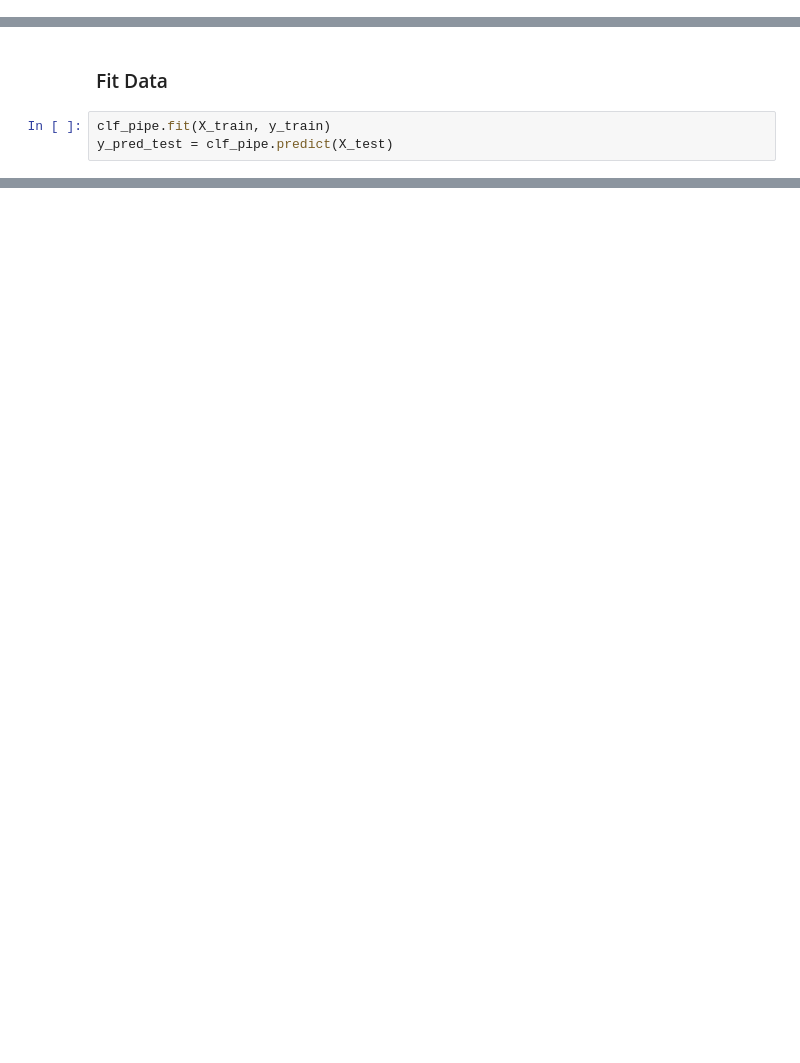
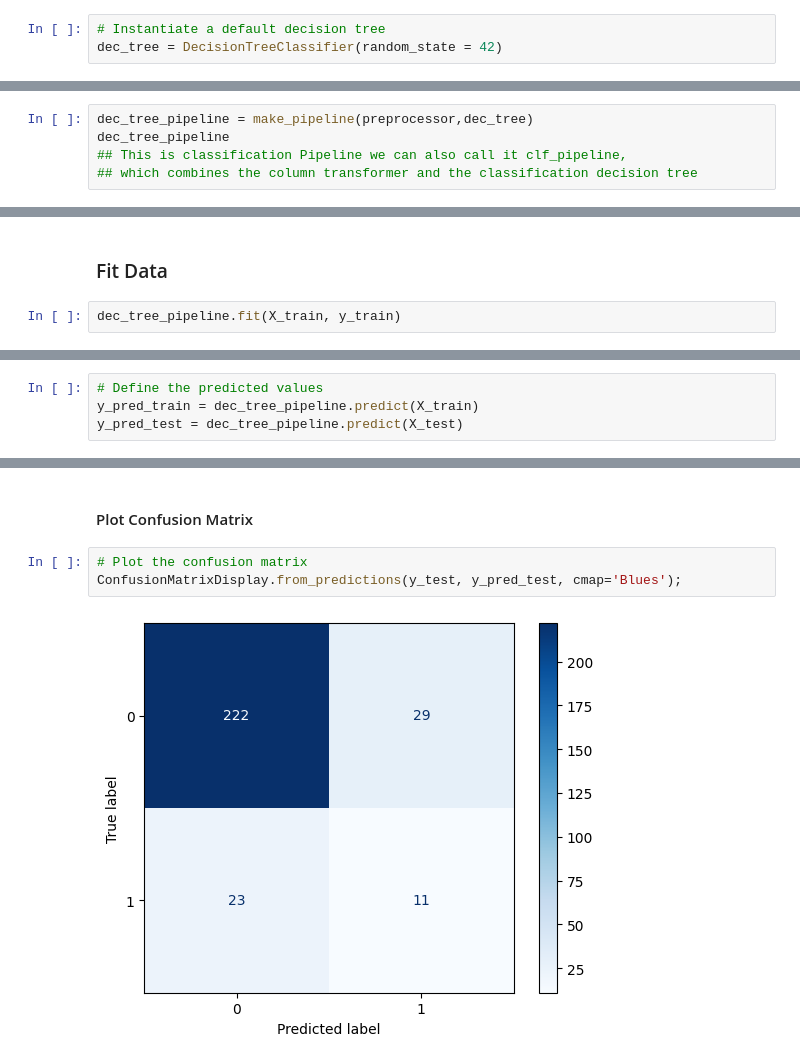
Before and after one commit to Rahafhosari/DataScience2024-2025, a Jupyter notebook: classification_metrics_core.ipynb, the cells around one changed output, grey strips where cells are left out. Saved outputs shown, nothing was run; the diff lists cells and outputs as text; blank space fills up the shorter version.

Commit message:
Classification Metrics Core

```diff
--- a/classification_metrics_core.ipynb
+++ b/classification_metrics_core.ipynb
@@ -108,0 +336,3 @@ Pipeline(steps=[('standardscaler', StandardScaler()),
+# %%
+# Instantiate a default decision tree
+dec_tree = DecisionTreeClassifier(random_state = 42)
@@ -108,0 +341,5 @@ Pipeline(steps=[('standardscaler', StandardScaler()),
+# %%
+dec_tree_pipeline = make_pipeline(preprocessor,dec_tree)
+dec_tree_pipeline
+## This is classification Pipeline we can also call it clf_pipeline,
+## which combines the column transformer and the classification decision tree
@@ -109,6 +364,5 @@ Pipeline(steps=[('standardscaler', StandardScaler()),
 # %% [markdown]
 ### Fit Data
 # %%
-clf_pipe.fit(X_train, y_train)
-y_pred_test = clf_pipe.predict(X_test)
+dec_tree_pipeline.fit(X_train, y_train)
 # %% [output]
@@ -115,0 +405,4 @@ ValueError: could not convert string to float: 'Female'
+# %%
+# Define the predicted values
+y_pred_train = dec_tree_pipeline.predict(X_train)
+y_pred_test = dec_tree_pipeline.predict(X_test)
@@ -115,0 +442,7 @@ ValueError: could not convert string to float: 'Female'
+# %% [markdown]
+#### Plot Confusion Matrix
+# %%
+# Plot the confusion matrix
+ConfusionMatrixDisplay.from_predictions(y_test, y_pred_test, cmap='Blues');
+# %% [output]
+[figure, added]
```
Also changed, not shown: parts of 69 cells of this notebook.
